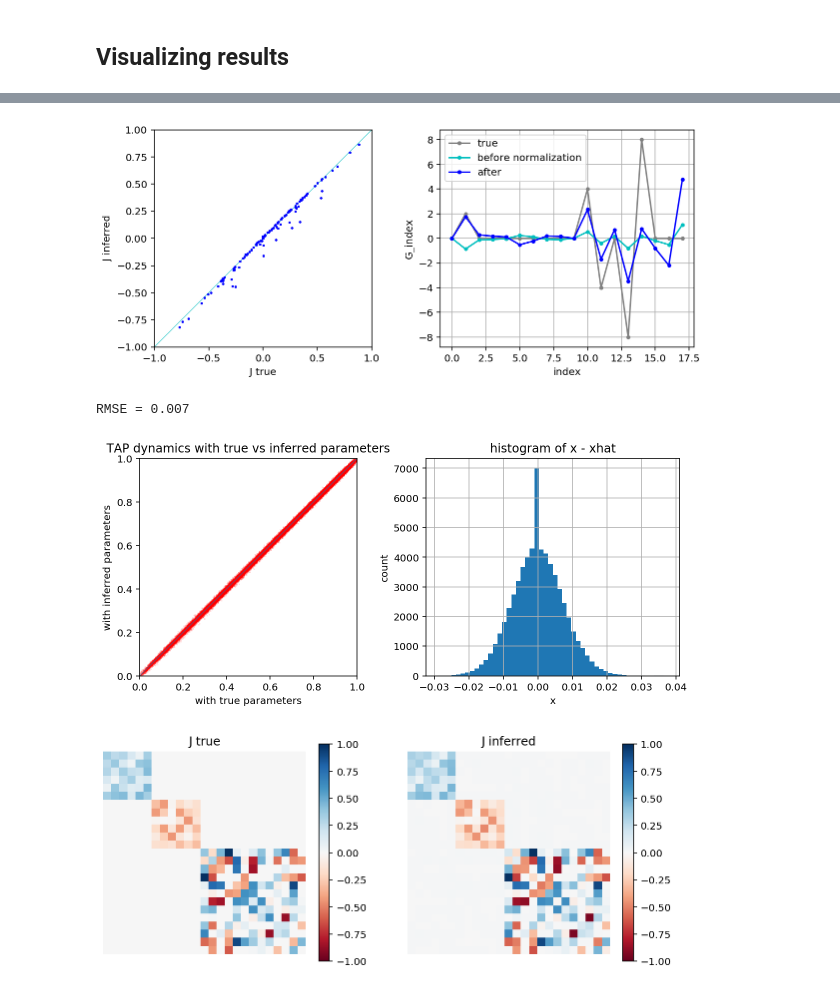
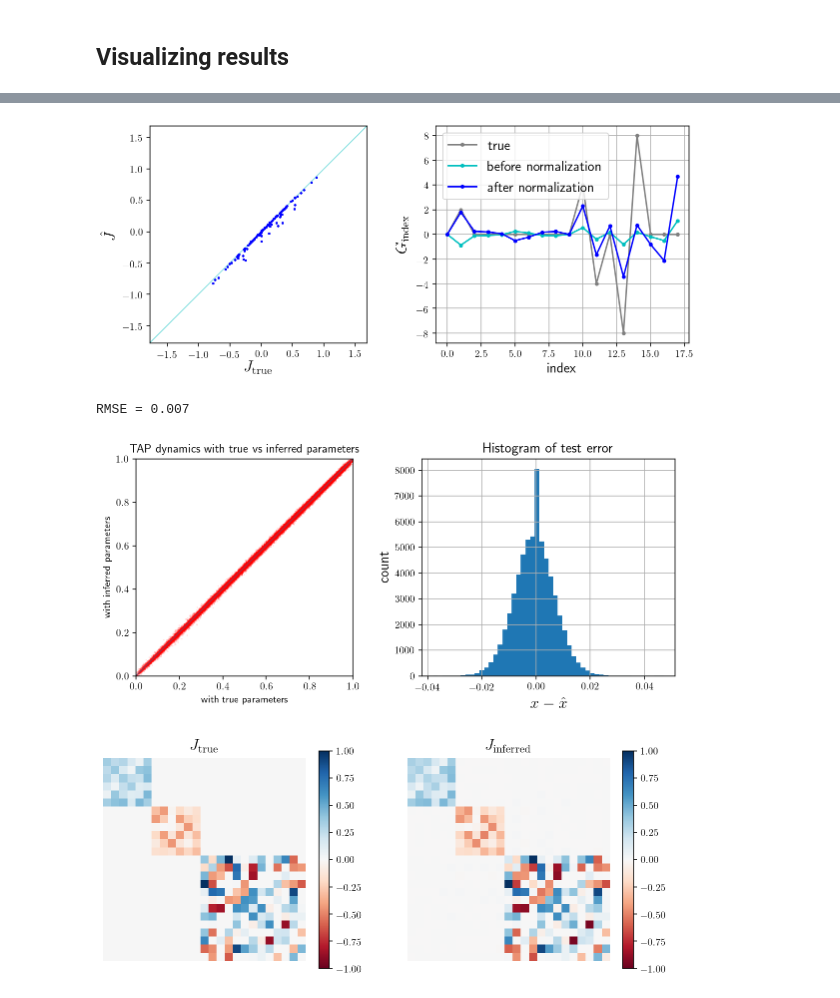
Before and after one commit to XaqLab/InferringInference, a Jupyter notebook: notebooks/InferTAPbrain.ipynb, the cells around one changed output, grey strips where cells are left out. Drawn from its saved outputs; the diff is of its cells as text; code cells hidden in the pictures.

```diff
--- a/notebooks/InferTAPbrain.ipynb
+++ b/notebooks/InferTAPbrain.ipynb
@@ -288,12 +296,14 @@ Time elapsed = 153.4 mins
 # %%
 """
-Run the PF on all the data
+Run the PF on the first B_plot batches
 """
 
-B_plot = 100
-J_hat = JVecToMat_torch(J_hat_vec,Ns)
+J_hat_ = JVecToMat_torch(J_hat_vec_,Ns)
 with torch.no_grad():
-    LL_hat, x_hat, P_hat, W_hat = particlefilter(G_hat, J_hat, U_hat, V_hat, lam, r_brain[0:B_plot]-b_hat, y[0:B_plot], P_process, P_obs, Np)
+    LL_hat_, x_hat_, _, _ = particlefilter(G_hat_, J_hat_, U_hat_, V_hat_, lam.item(), r_brain_[0:B_plot]-b_hat_, y_[0:B_plot], P_process_, P_obs_, Np)
 
-print('log likelihood with inferred parameters = %.1f' %(LL_hat.mean().data.numpy()))
+print('log likelihood with inferred parameters = %.1f' %(LL_hat_.mean().data.numpy()))
+
+# fit to neural activity
+r_hat_ = torch.matmul(U_hat_, x_hat_) + b_hat_
 # %% [output]
@@ -398,31 +428,35 @@ plt.show()
 # %%
 # normalize J and G
-J_true_vec = JMatToVec(J.data.numpy())
-z = np.polyfit(J_true_vec, JMatToVec(Jhat),1)
+J_true_vec = JMatToVec(J)
+z = np.polyfit(J_true_vec, JMatToVec(J_hat),1)
 
 # normalize G_hat and J_hat
-J_hat_normalized = (JMatToVec(Jhat) - z[1])/z[0]
+z[1] = 0
+J_hat_normalized = (JMatToVec(J_hat) - z[1])/z[0]
 
-G_hat_normalized = G_hat_*1.0
-G_hat_normalized[0:9] = z[0]*G_hat_[0:9] + 2*z[0]*z[1]*G_hat_[9:]
-G_hat_normalized[9:] = (z[0]**2)*G_hat_[9:]
+G_hat_normalized = G_hat*1.0
+G_hat_normalized[0:9] = z[0]*G_hat[0:9] + 2*z[0]*z[1]*G_hat[9:]
+G_hat_normalized[9:] = (z[0]**2)*G_hat[9:]
 # %%
 fig, ax = plt.subplots(1,2,figsize=(10,4))
-ax[0].plot([-1,1],[-1,1],'c',linewidth=0.5)
+ax[0].plot([Jmin,Jmax],[Jmin,Jmax],'c',linewidth=0.5)
 ax[0].plot(J_true_vec,J_hat_normalized,'b.',markersize=3)
 ax[0].axis('square')
-ax[0].axis([-1,1,-1,1])
-ax[0].set(xlabel='J true',ylabel='J inferred')
-ax[1].plot(G.data.numpy(),'.-',color='gray')
-ax[1].plot(G_hat.data.numpy(),'c.-')
+ax[0].axis([Jmin,Jmax,Jmin,Jmax])
+ax[0].set_xlabel(r'$J_{\mathrm{true}}$',fontsize=16)
+ax[0].set_ylabel(r'$\hat{J}$',fontsize=16)
+
+ax[1].plot(G,'.-',color='gray')
+ax[1].plot(G_hat,'c.-')
 ax[1].plot(G_hat_normalized,'b.-')
 ax[1].grid(True)
-ax[1].set(xlabel = 'index', ylabel = 'G_index')
-ax[1].legend(['true','before normalization','after'])
-plt.savefig('NormalizedJG.pdf')
+ax[1].set_xlabel('index',fontsize=14)
+ax[1].set_ylabel(r'$G_{\mathrm{index}}$',fontsize=16)
+ax[1].legend(['true','before normalization','after normalization'],fontsize=14)
+#plt.savefig('NormalizedJG.pdf')
 plt.show()
 # %% [output]
-[figure, old version]
+[figure, new version]
 # %%
 """
 Validate on new measurements
@@ -461,26 +495,28 @@ ax[0].axis('square')
 ax[0].axis([0,1,0,1])
 
 ax[1].hist(truth-test,50)
-ax[1].set(xlabel = 'x', ylabel = 'count', title = 'histogram of x - xhat')
+ax[1].set_xlabel(r'$x - \hat{x}$',fontsize=16)
+ax[1].set_ylabel('count', fontsize=14)
+ax[1].set_title('Histogram of test error', fontsize=14)
 ax[1].grid(True)
 #ax[1].axis([-0.1,0.1,0,25000])
 #plt.savefig('Xvalidation.pdf')
 plt.show()
 # %% [output]
 RMSE = 0.007
-[figure, old version]
+[figure, new version]
 # %%
 fig, ax = plt.subplots(1,2,figsize=(10,4))
-pcm = ax[0].imshow(J.data.numpy()/J.abs().max().item(),vmin=-1,vmax=1,cmap='RdBu')
-ax[0].set(title='J true')
+pcm = ax[0].imshow(J/np.max(np.abs(J)),vmin=-1,vmax=1,cmap='RdBu')
+ax[0].set_title(r'$J_{\mathrm{true}}$',fontsize=16)
 ax[0].axis('off')
 fig.colorbar(pcm, ax=ax[0])
 JMat_normalized = JVecToMat(J_hat_normalized,Ns)
 pcm = ax[1].imshow(JMat_normalized/np.max(np.abs(JMat_normalized)),vmin=-1,vmax=1,cmap='RdBu')
-ax[1].set(title='J inferred')
+ax[1].set_title(r'$J_{\mathrm{inferred}}$',fontsize=16)
 ax[1].axis('off')
 fig.colorbar(pcm, ax=ax[1])
 #plt.savefig('Jestimates.pdf')
 plt.show()
 # %% [output]
-[figure, old version]
+[figure, new version]
```
Also changed, not shown: parts of 20 cells of this notebook, 5 other files.
